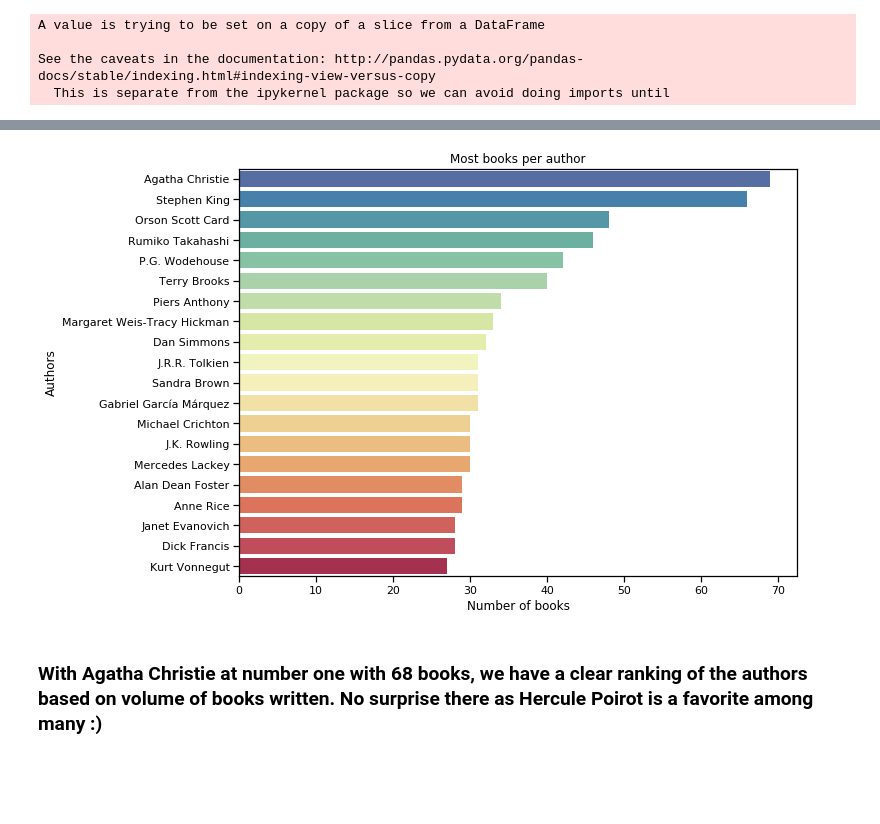
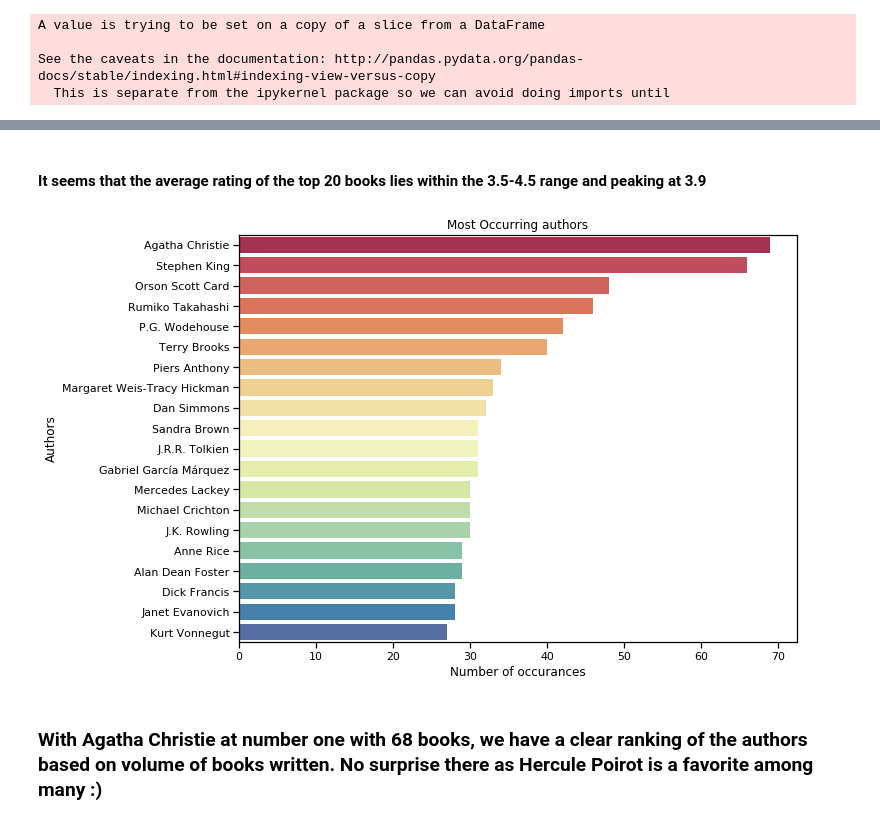
Before and after one commit to Shelabd-zz/GoodReadsDataAnalysis, a Jupyter notebook: GoodReadsAnalysis.ipynb, the cells around one changed output, grey strips where cells are left out. Cells and saved outputs as stored; diff of their text form; code cells hidden in the pictures; blank space fills up the shorter version.

```diff
--- a/GoodReadsAnalysis.ipynb
+++ b/GoodReadsAnalysis.ipynb
@@ -134,16 +148,10 @@ sns.distplot(rating, bins=20)
-# %%
-#checking the authors with the highest number of books written
-
-sns.set_context('notebook')
-plt.figure(figsize=(10,7.5))
-books = df['authors'].value_counts()[:20]
-sns.barplot(x = books, y = books.index, palette='Spectral_r')
-plt.title("Most books per author")
-plt.xlabel("Number of books")
-plt.ylabel("Authors")
-plt.show()
-# %% [output]
-[figure, removed]
+# %% [markdown]
+#### It seems that the average rating of the top 20 books lies within the 3.5-4.5 range and peaking at 3.9
+# %%
+#checking the authors with the highest number of books written
+rank_count(df,'authors','Authors')
+# %% [output]
+[figure, added]
 # %% [markdown]
 ### With Agatha Christie at number one with 68 books, we have a clear ranking of the authors based on volume of books written. No surprise there as Hercule Poirot is a favorite among many :)
 # %%
```
Also changed, not shown: parts of 33 cells of this notebook.
